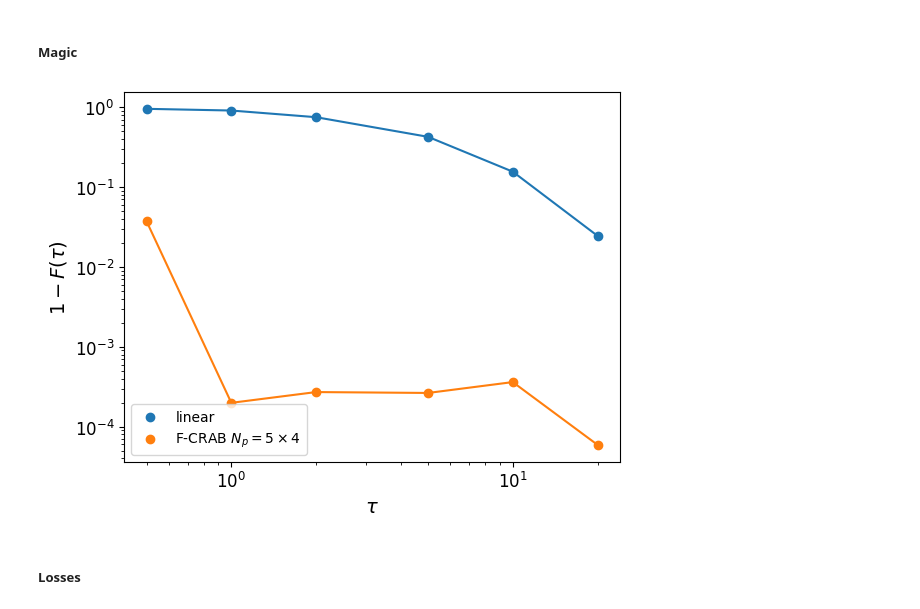
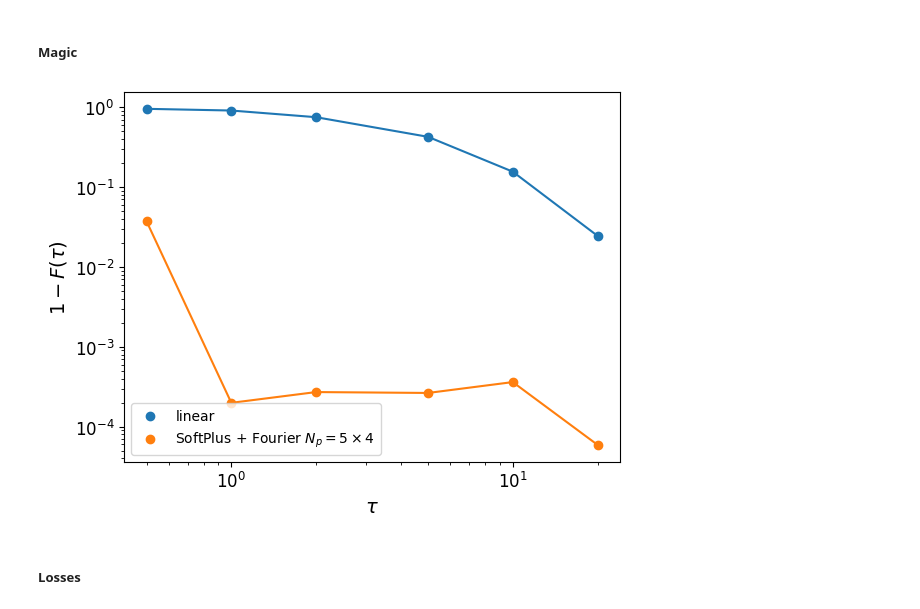
Before and after one commit to emacosta95/Magic4Annealing, a Jupyter notebook: Results.ipynb, the cells around one changed output. Drawn from its saved outputs; the diff is of its cells as text; code cells hidden in the pictures.

```diff
--- a/Results.ipynb
+++ b/Results.ipynb
@@ -233,25 +571,28 @@ min_gaps = [r["min_gap"] for r in results]
 # %%
 plt.plot(
     taus,
     1 - np.asarray(fidelities_lin),
 )
 plt.scatter(taus, 1 - np.asarray(fidelities_lin), label="linear", color="C0")
 plt.plot(
     taus,
     1 - np.asarray(fidelities_opt),
 )
 plt.scatter(
-    taus, 1 - np.asarray(fidelities_opt), label=r"F-CRAB $N_p=5 \times 4$", color="C1"
+    taus,
+    1 - np.asarray(fidelities_opt),
+    label=r"SoftPlus + Fourier $N_p=5 \times 4$",
+    color="C1",
 )
 plt.xlabel(r"$\tau$", fontsize=14)
 plt.ylabel(r"$1-F(\tau)$", fontsize=14)
 plt.xscale("log")
 plt.yscale("log")
 plt.tick_params(labelsize=12)
 plt.legend()
 plt.show()
 # %% [output]
-[figure, old version]
+[figure, new version]
 # %% [markdown]
 ##### Losses
 # %%
```
Also changed, not shown: parts of 18 cells of this notebook, 4 other files.
